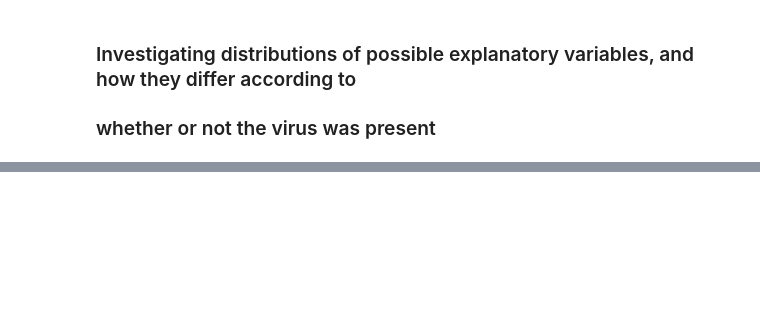
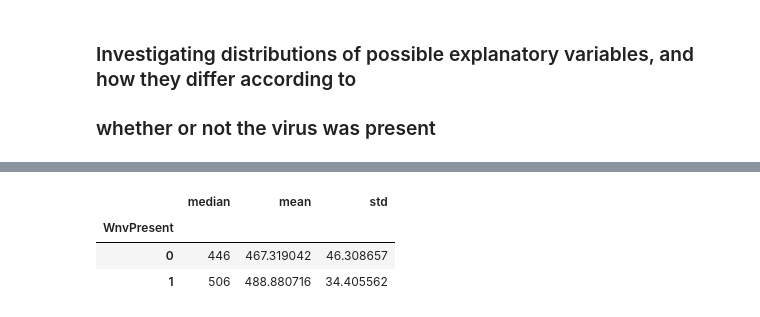
Before and after one commit to joshsparks/DSI-Kaggle, a Jupyter notebook: code/Preliminary_Feature_Selection_and_Data_Viz.ipynb, the cells around one changed output, grey strips where cells are left out. Cells and saved outputs as stored; diff of their text form; code cells hidden in the pictures; blank space fills up the shorter version.

```diff
--- a/code/Preliminary_Feature_Selection_and_Data_Viz.ipynb
+++ b/code/Preliminary_Feature_Selection_and_Data_Viz.ipynb
@@ -158,5 +306,10 @@ plt.xticks(rotation = 60)
 # %%
-#trainc.groupby("WnvPresent").Sunrise.agg(["median", "mean", "std"]).sort_values("mean")
+trainc.groupby("WnvPresent").Sunrise.agg(["median", "mean", "std"]).sort_values("mean")
+# %% [output]
+|  | median | mean | std |
+| WnvPresent |  |  |  |
+| 0 | 446 | 467.319042 | 46.308657 |
+| 1 | 506 | 488.880716 | 34.405562 |
 # %%
 ##earlier Sunrise ~ increased likelihood of WnvPresent
 # %%
```
Also changed, not shown: parts of 70 cells of this notebook, 2 other files.
